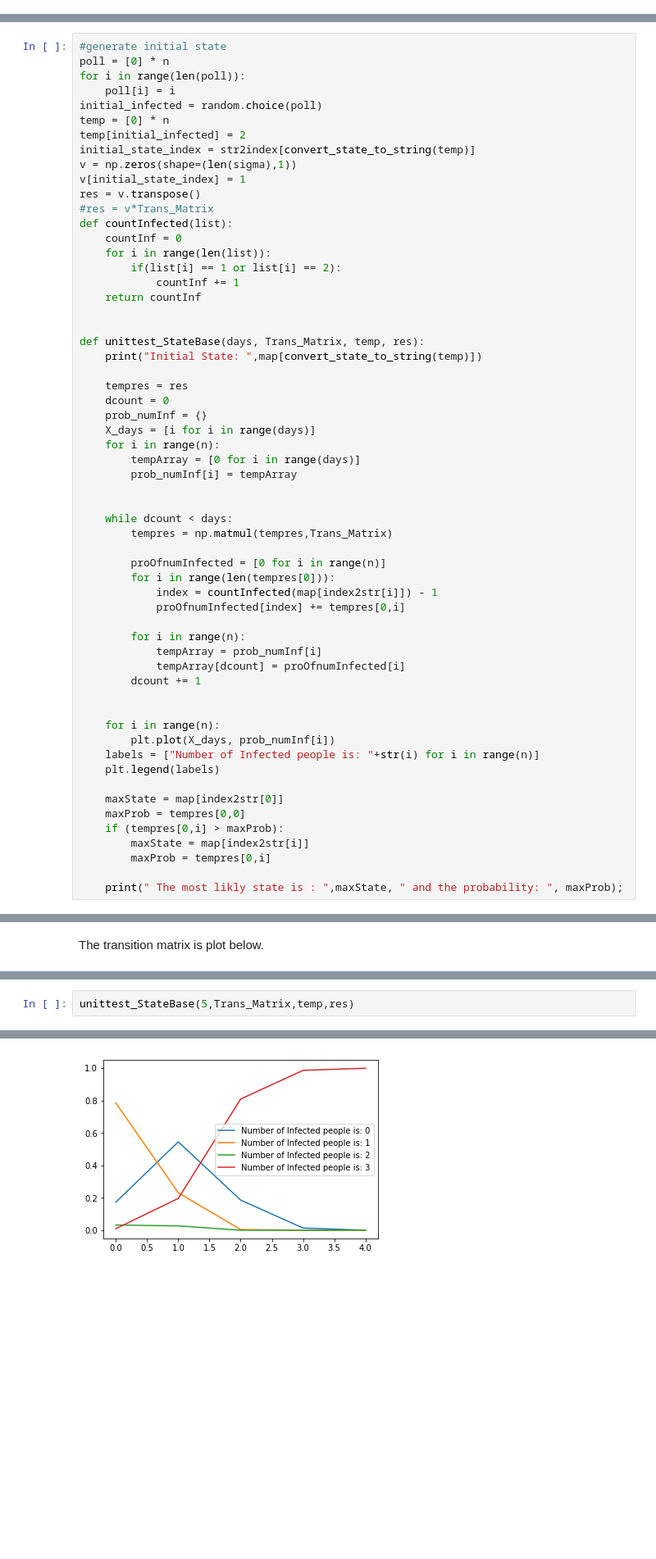
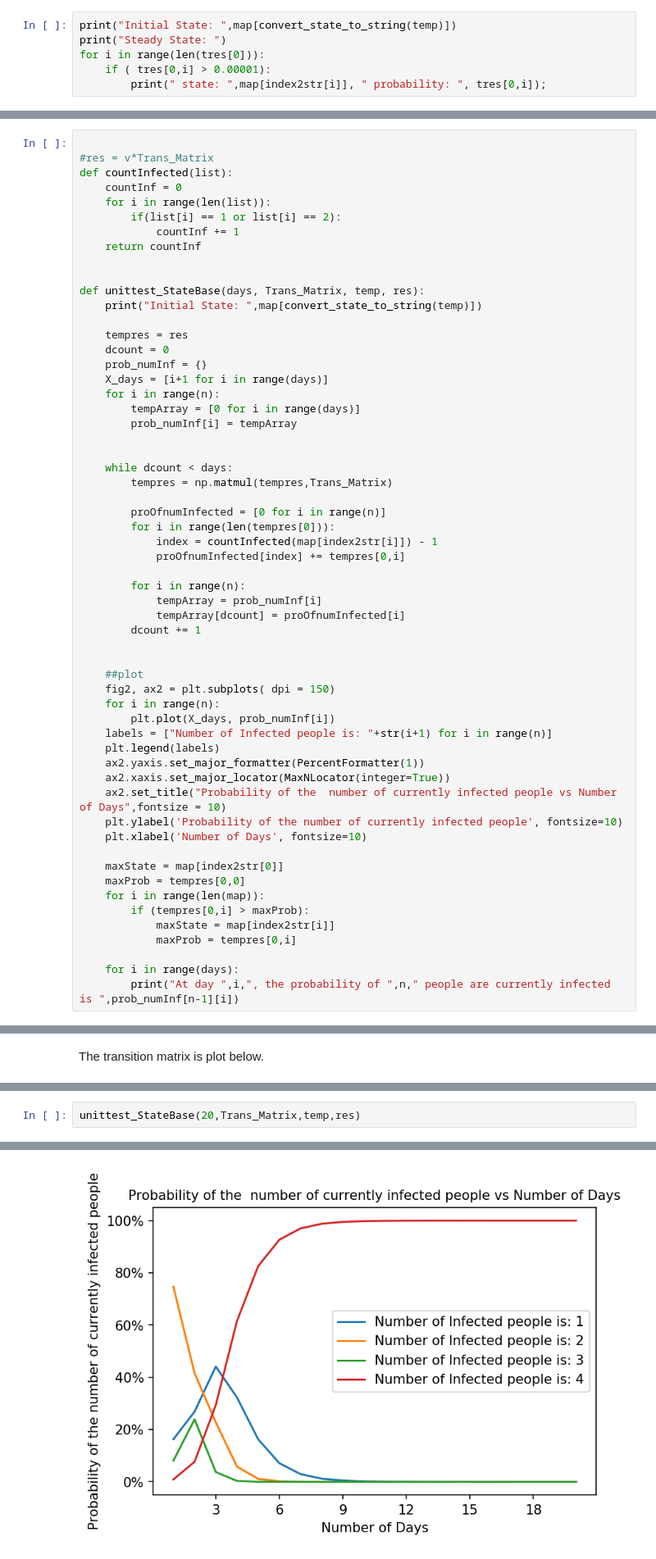
Before and after one commit to MUYANGGUO/COVID19-Simulation, a Jupyter notebook: Models_Notebooks/PART-3-MarkovChain.ipynb, the cells around one changed output, grey strips where cells are left out. Shown at 82% size. Drawn from its saved outputs; the diff is of its cells as text; blank space fills up the shorter version.

```diff
--- a/Models_Notebooks/PART-3-MarkovChain.ipynb
+++ b/Models_Notebooks/PART-3-MarkovChain.ipynb
@@ -218,0 +279,6 @@ S = vA^n
+# %%
+print("Initial State: ",map[convert_state_to_string(temp)])
+print("Steady State: ")
+for i in range(len(tres[0])):
+    if ( tres[0,i] > 0.00001):
+        print(" state: ",map[index2str[i]], " probability: ", tres[0,i]);
@@ -219,15 +296,5 @@ S = vA^n
 # %%
-#generate initial state
-poll = [0] * n
-for i in range(len(poll)):
-    poll[i] = i
-initial_infected = random.choice(poll)
-temp = [0] * n
-temp[initial_infected] = 2
-initial_state_index = str2index[convert_state_to_string(temp)]
-v = np.zeros(shape=(len(sigma),1))
-v[initial_state_index] = 1
-res = v.transpose()
+
 #res = v*Trans_Matrix
 def countInfected(list):
     countInf = 0
@@ -243,7 +310,7 @@ def unittest_StateBase(days, Trans_Matrix, temp, res):
     tempres = res
     dcount = 0
     prob_numInf = {}
-    X_days = [i for i in range(days)]
+    X_days = [i+1 for i in range(days)]
     for i in range(n):
         tempArray = [0 for i in range(days)]
         prob_numInf[i] = tempArray
@@ -263,15 +330,24 @@ def unittest_StateBase(days, Trans_Matrix, temp, res):
         dcount += 1
 
 
+    ##plot
+    fig2, ax2 = plt.subplots( dpi = 150)
     for i in range(n):
         plt.plot(X_days, prob_numInf[i])
-    labels = ["Number of Infected people is: "+str(i) for i in range(n)]
+    labels = ["Number of Infected people is: "+str(i+1) for i in range(n)]
     plt.legend(labels)
+    ax2.yaxis.set_major_formatter(PercentFormatter(1))
+    ax2.xaxis.set_major_locator(MaxNLocator(integer=True))
+    ax2.set_title("Probability of the  number of currently infected people vs Number of Days",fontsize = 10)
+    plt.ylabel('Probability of the number of currently infected people', fontsize=10)
+    plt.xlabel('Number of Days', fontsize=10)
 
     maxState = map[index2str[0]]
     maxProb = tempres[0,0]
-    if (tempres[0,i] > maxProb):
-        maxState = map[index2str[i]]
-        maxProb = tempres[0,i]
+    for i in range(len(map)):
+        if (tempres[0,i] > maxProb):
+            maxState = map[index2str[i]]
+            maxProb = tempres[0,i]
 
-    print(" The most likly state is : ",maxState, " and the probability: ", maxProb);
+    for i in range(days):
+        print("At day ",i,", the probability of ",n," people are currently infected is ",prob_numInf[n-1][i])
@@ -336,4 +430,4 @@ The  steady state is calculated.
 # %%
-unittest_StateBase(5,Trans_Matrix,temp,res)
+unittest_StateBase(20,Trans_Matrix,temp,res)
 # %% [output]
 Initial State:  (0, 0, 2, 0)
@@ -341 +450 @@ Initial State:  (0, 0, 2, 0)
-[figure, old version]
+[figure, new version]
```
Also changed, not shown: parts of 45 cells of this notebook.
